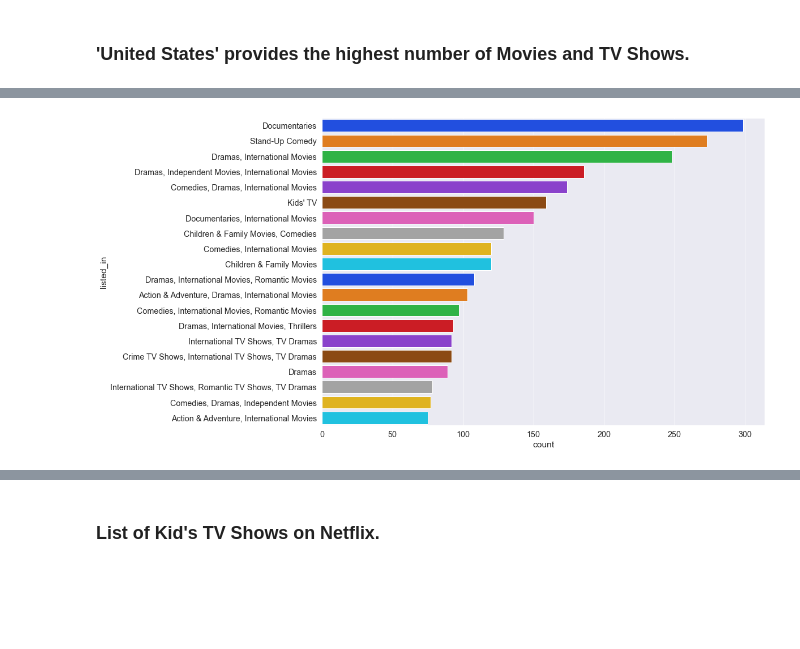
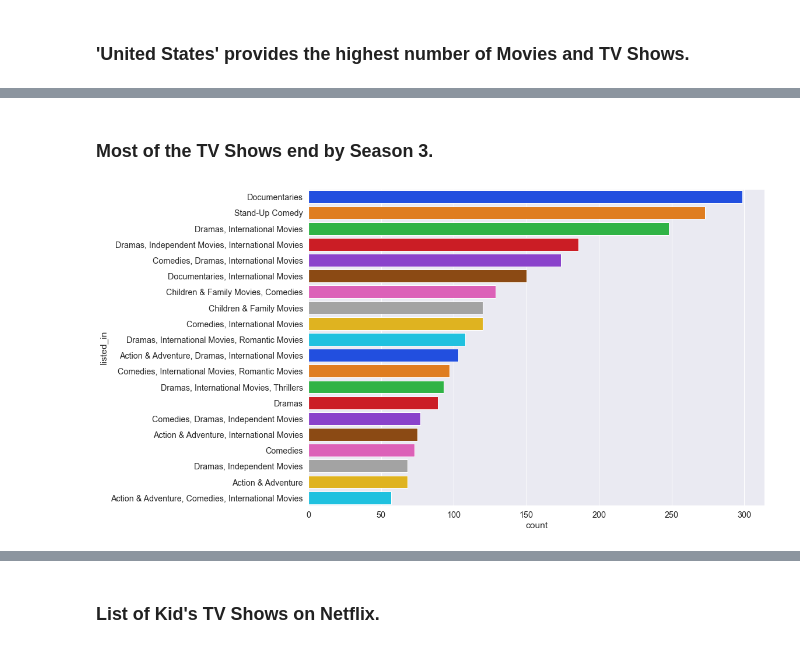
Before and after one commit to Vinayakk83/Netflix-Movies-and-TV-Shows, a Jupyter notebook: main.ipynb, the cells around one changed output, grey strips where cells are left out. Cells and saved outputs as stored; diff of their text form; code cells hidden in the pictures; blank space fills up the shorter version.

```diff
--- a/main.ipynb
+++ b/main.ipynb
@@ -236,0 +246,10 @@ plt.show()
+# %%
+temp = df[df["type"] == "TV Show"]['duration']
+total = float(len(temp))
+sns.set_theme(font_scale = 1.1)
+plt.figure(figsize= (18, 8))
+ax = sns.countplot(x = temp, palette = 'bright', order = temp.value_counts().index[: 9])
+for p in ax.patches:
+    height = p.get_height()
+    ax.text(p.get_x() + p.get_width()/2., height + 3, '{: 1.2f}%'.format(height / total * 100), ha="center")
+plt.show()
@@ -237,7 +258,9 @@ plt.show()
+# %% [markdown]
+<h3>Most of the TV Shows end by Season 3.</h3>
 # %%
 plt.figure(figsize = (14, 10))
 sns.set_theme(font_scale = 1.3)
-sns.countplot(data = df, y = 'listed_in', palette = 'bright', order = df['listed_in'].value_counts().index[: 20])
+sns.countplot(data = df, y = 'listed_in', palette = 'bright', order = df[df['type'] == 'Movie']['listed_in'].value_counts().index[: 20])
 plt.show()
 # %% [output]
-[figure, old version]
+[figure, new version]
```
Also changed, not shown: parts of 10 cells of this notebook.
